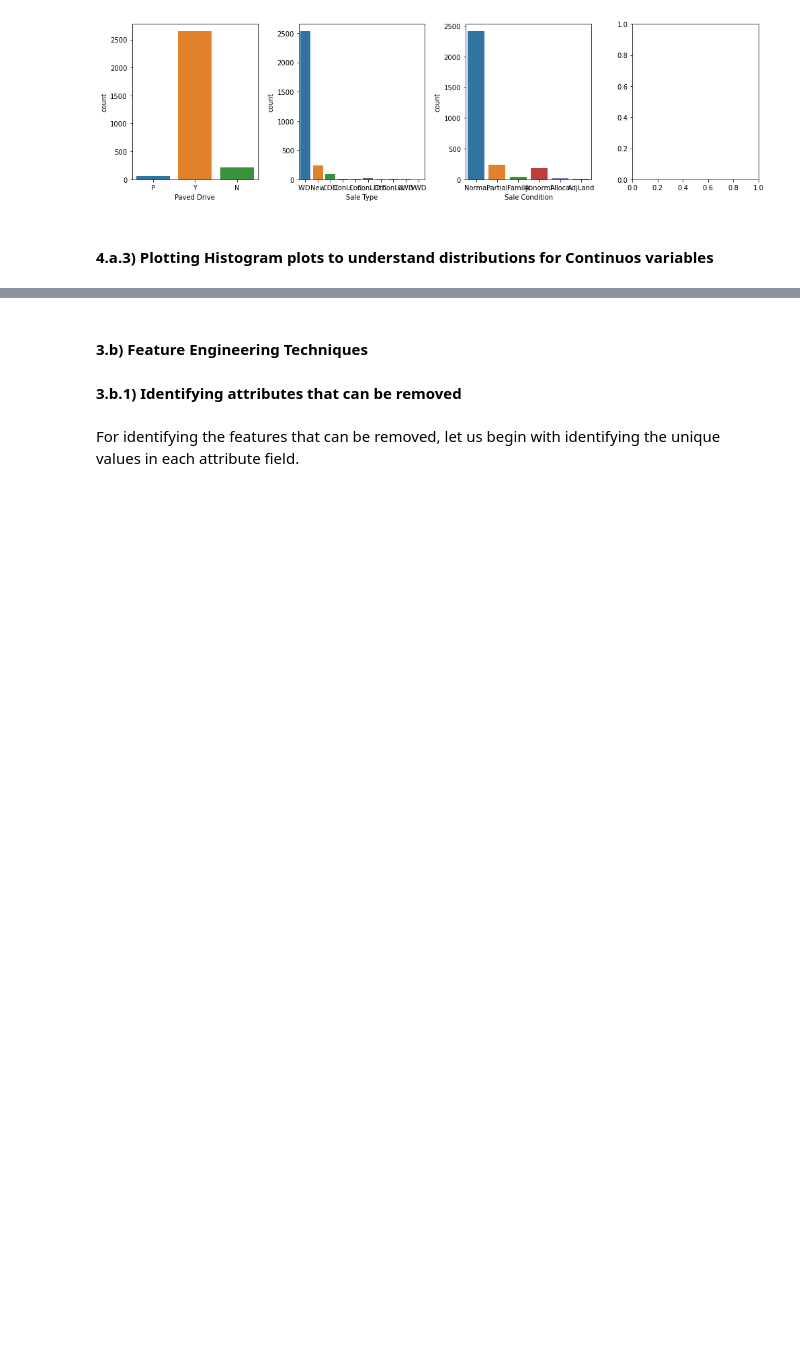
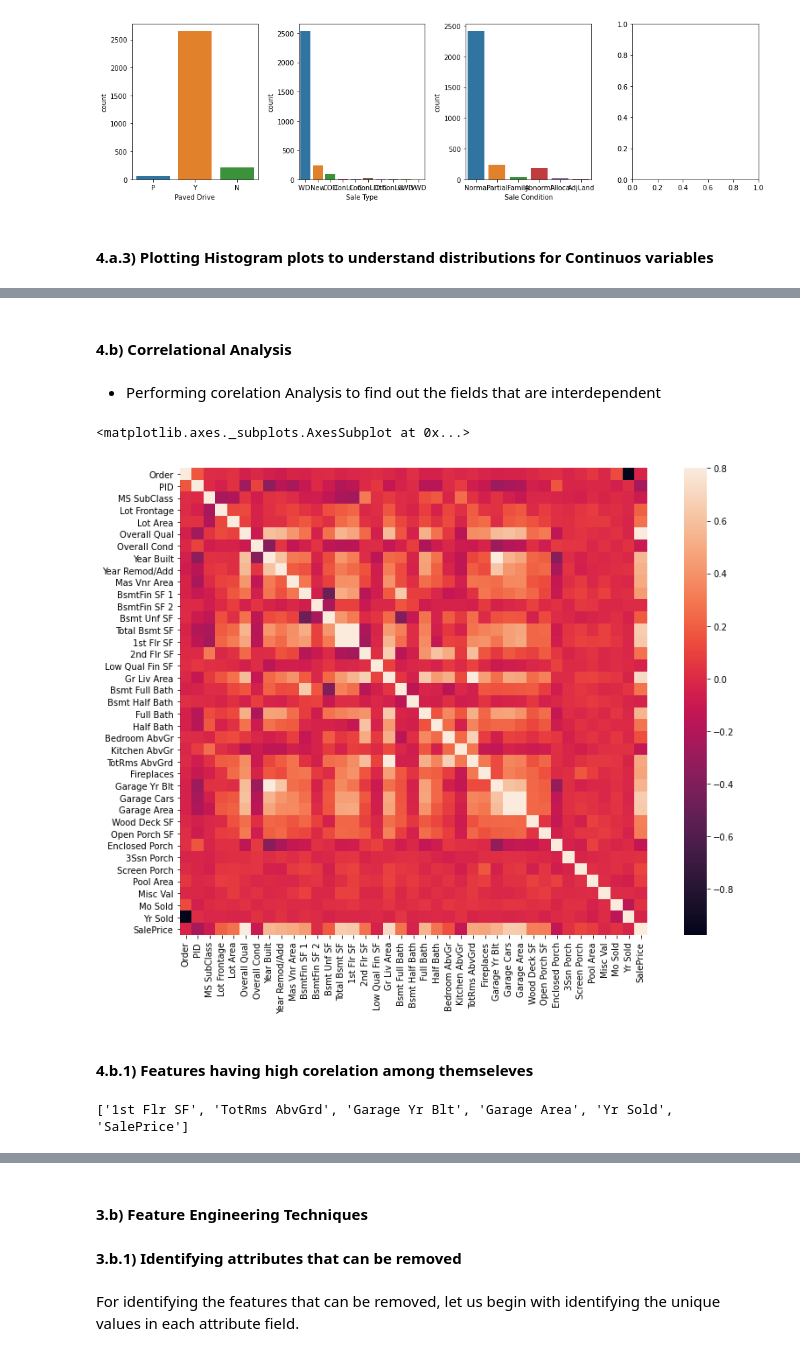
Before and after one commit to nithinkrishnan/ml-assgn, a Jupyter notebook: Group49_HousingDataset.ipynb, the cells around one changed output, grey strips where cells are left out. Cells and saved outputs as stored; diff of their text form; code cells hidden in the pictures; blank space fills up the shorter version.

```diff
--- a/Group49_HousingDataset.ipynb
+++ b/Group49_HousingDataset.ipynb
@@ -393,0 +410,31 @@ for attr in continuosAttr:
+# %% [markdown]
+<h4>4.b) Correlational Analysis</h4>
+# %% [markdown]
+- Performing corelation Analysis to find out the fields that are interdependent
+# %%
+# Copying the dataset
+dfCorrelation = dfCurated.copy()
+
+# Performing corelation Analysis
+corrMatrix = dfCurated.corr()
+
+# Plotting results as a heat map
+f, ax = plt.subplots(figsize=(12, 9))
+sns.heatmap(corrMatrix, vmax=.8, square=True)
+# %% [output]
+<matplotlib.axes._subplots.AxesSubplot at 0x...>
+[figure, added]
+# %% [markdown]
+<h4>4.b.1) Features having high corelation among themseleves</h4>
+# %%
+correlatedFeatures = []
+
+for i in range(len(corrMatrix.columns)):
+    for j in range(i):
+        if abs(corrMatrix.iloc[i, j]) > 0.8:
+            colname = corrMatrix.columns[i]
+            correlatedFeatures.append(colname)
+
+print(correlatedFeatures)
+# %% [output]
+['1st Flr SF', 'TotRms AbvGrd', 'Garage Yr Blt', 'Garage Area', 'Yr Sold', 'SalePrice']
```
Also changed, not shown: parts of 6 cells of this notebook.
